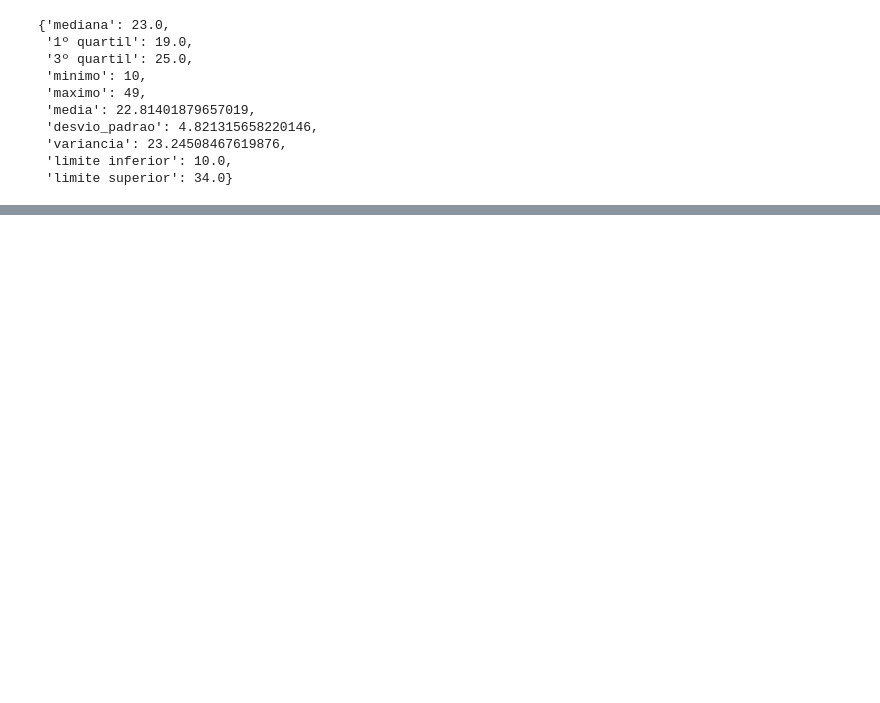
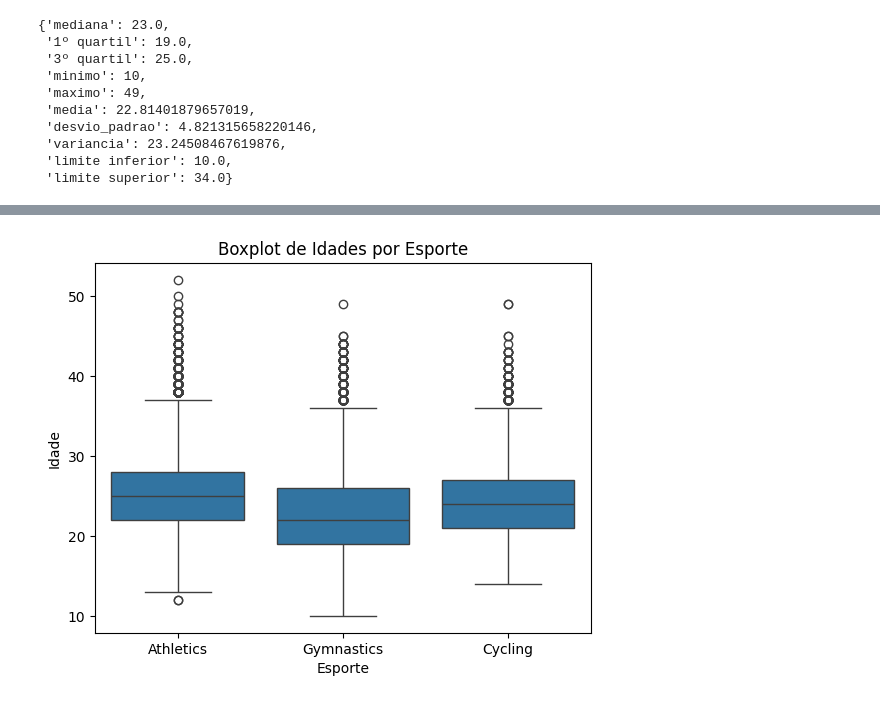
Before and after one commit to riqueu/a1-lp, a Jupyter notebook: src/noteageanalise.ipynb, the cells around one changed output, grey strips where cells are left out. Cells and saved outputs as stored; diff of their text form; code cells hidden in the pictures; blank space fills up the shorter version.

```diff
--- a/src/noteageanalise.ipynb
+++ b/src/noteageanalise.ipynb
@@ -334,0 +337,3 @@ estatisticas['Gymnastics']
+# %%
+top_3_extremos =  sorted(esportes_extremos.items(), key=lambda item: item[1], reverse=True)[:3]
+top_3_extremos
@@ -334,0 +342,3 @@ estatisticas['Gymnastics']
+# %%
+nomes_top_3 = [esporte for esporte, _ in top_3_extremos]
+nomes_top_3
@@ -334,0 +347,3 @@ estatisticas['Gymnastics']
+# %%
+df_top_3_extremos =  df[df['Sport'].isin(nomes_top_3)]
+df_top_3_extremos
@@ -334,0 +364,13 @@ estatisticas['Gymnastics']
+# %%
+# Criando o boxplot com os 3 esportes com mais outliers
+sns.boxplot(x='Sport', y='Age', data=df_top_3_extremos)
+
+# Adicionando título e rótulos
+plt.title('Boxplot de Idades por Esporte')
+plt.xlabel('Esporte')
+plt.ylabel('Idade')
+
+# Exibindo o gráfico
+plt.show()
+# %% [output]
+[figure, added]
```
Also changed, not shown: parts of 8 cells of this notebook, 2 other files.
